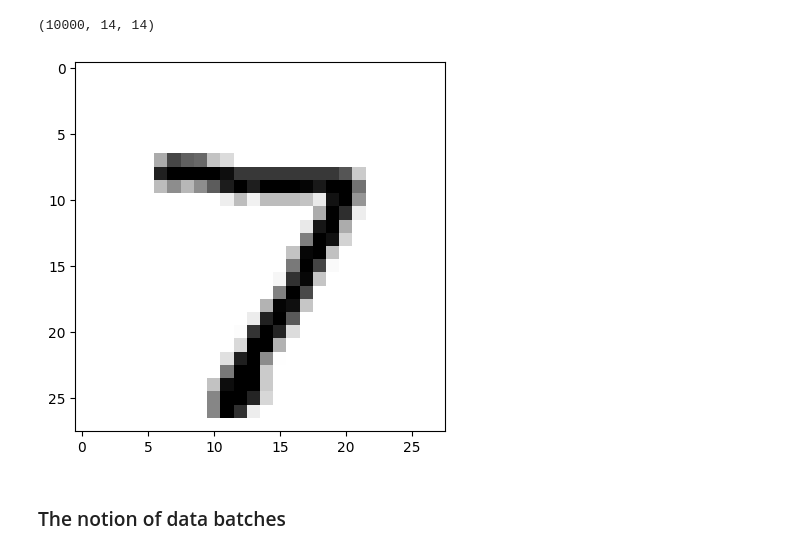
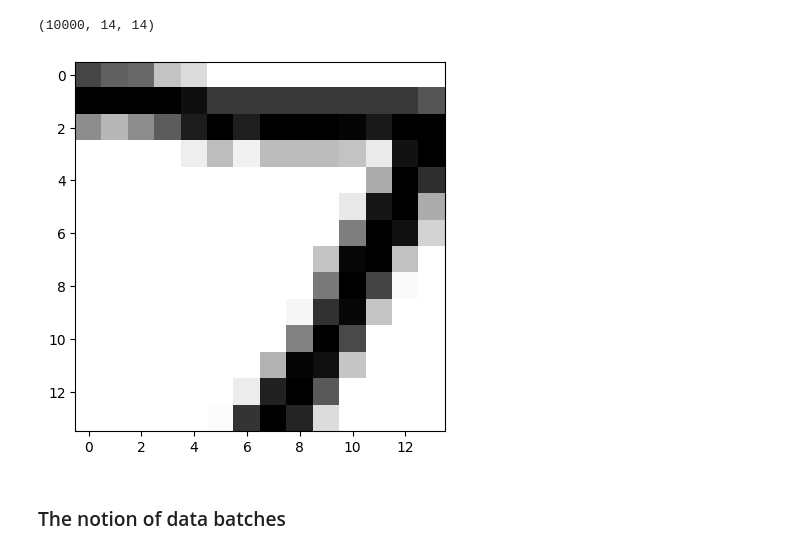
Before and after one commit to jihoo420/DL4AI, a Jupyter notebook: chapter02_mathematical-building-blocks.ipynb, the cells around one changed output. Cells and saved outputs as stored; diff of their text form; code cells hidden in the pictures.

```diff
--- a/chapter02_mathematical-building-blocks.ipynb
+++ b/chapter02_mathematical-building-blocks.ipynb
@@ -231,11 +236,10 @@ my_slice.shape
 (10000, 14, 14)
 # %%
 import matplotlib.pyplot as plt
-
-plt.imshow(test_images[0], cmap=plt.cm.binary)
+plt.imshow(test_images[0, 7:-7, 7:-7], cmap=plt.cm.binary)
 plt.show()
 # %% [output]
-[figure, old version]
+[figure, new version]
 # %% [markdown]
 ### The notion of data batches
 # %%
```
Also changed, not shown: parts of 8 cells of this notebook.
